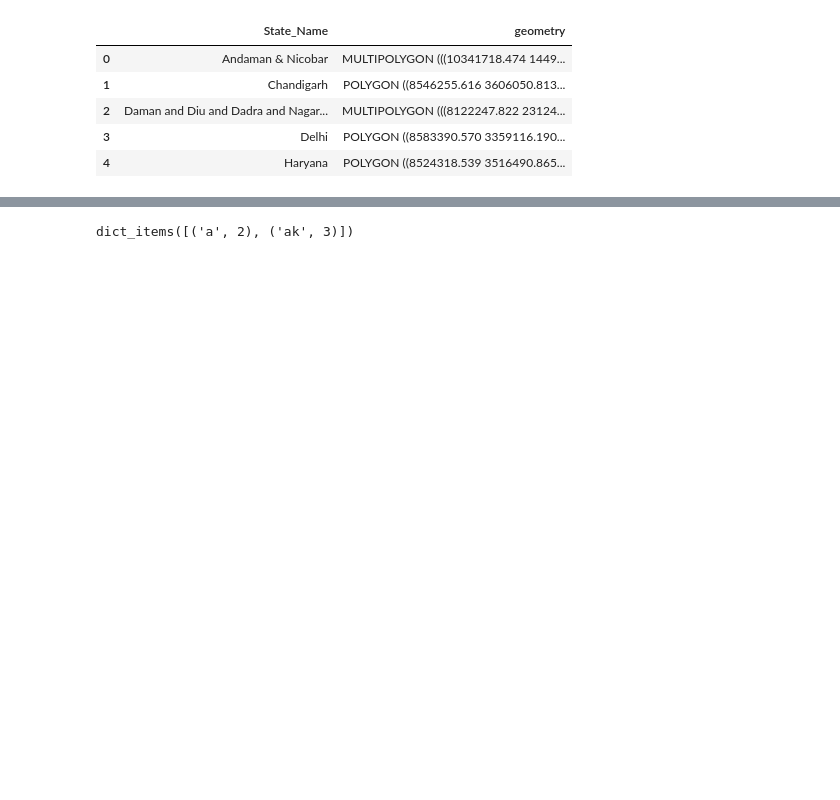
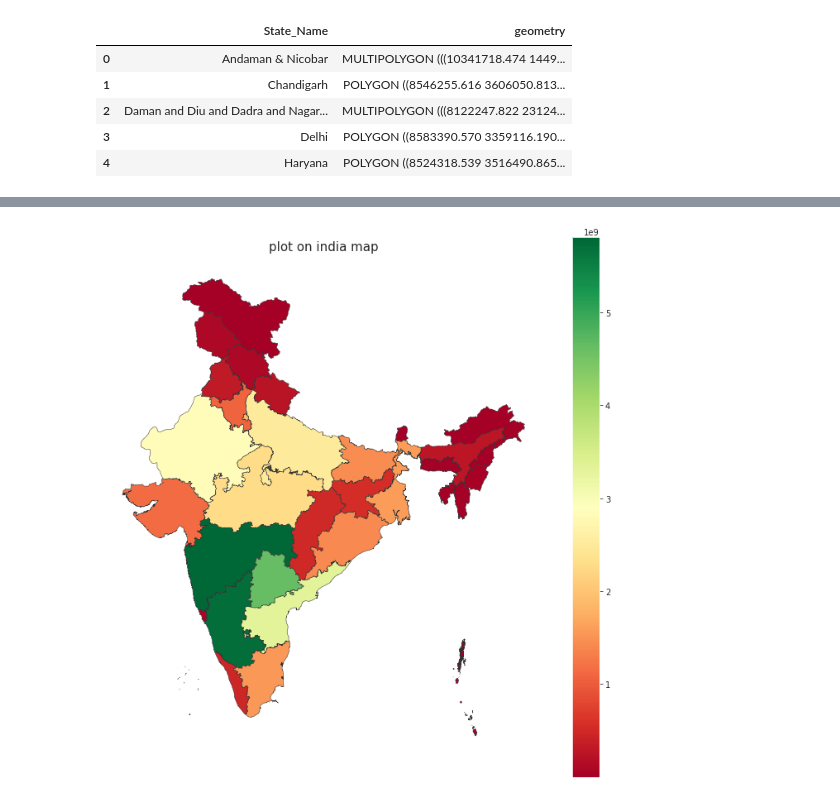
Before and after one commit to Akashkunwar/dscodes, a Jupyter notebook: Untitled9.ipynb, the cells around one changed output, grey strips where cells are left out. Drawn from its saved outputs; the diff is of its cells as text; code cells hidden in the pictures; blank space fills up the shorter version.

```diff
--- a/Untitled9.ipynb
+++ b/Untitled9.ipynb
@@ -395,5 +433,2 @@ final_transaction_top.head()
 # %%
 import plotly.graph_objects as go
-# %%
-fig=px.sunburst(final_transaction_top,path=["year","quarter","state"],values='amount')
-fig.show()
@@ -436,0 +454,23 @@ agg_us1
+# %%
+agg_us1 = agg_us.copy()
+agg_us1.state = agg_us1.state.replace({'andaman-&-nicobar-islands':'Andaman & Nicobar',
+                                     'andhra-pradesh':'Andhra Pradesh',
+                                     'arunachal-pradesh':'Arunachal Pradesh',
+                                     'assam':'Assam',
+                                     'bihar':'Bihar',
+                                     'chandigarh':'Chandigarh',
+                                     'chhattisgarh':'Chhattisgarh',
+                                     'dadra-&-nagar-haveli-&-daman-&-diu':'Dadra & Nagar Haveli & Daman & Diu',
+                                     'delhi':'Delhi',
+                                     'goa':'Goa',
+                                     'gujarat':'Gujarat',
+                                     'haryana':'Haryana',
+                                     'himachal-pradesh':'Himachal Pradesh',
+                                     'jammu-&-kashmir':'Jammu & Kashmir',
+                                     'jharkhand':'Jharkhand',
+                                     'karnataka':'Karnataka',
+                                     'kerala':'Kerala',
+                                     'ladakh':'Ladakh',
+                                     'lakshadweep':'Lakshadweep',
+                                     'madhya-pradesh':'Madhya Pradesh',
+                                     'maharashtra':'Maharashtra','manipur':'Manipur', 'meghalaya':'Meghalaya','mizoram':'Mizoram','nagaland':'Nagaland','odisha':'Odisha','puducherry':'Puducherry', 'punjab':'Punjab','rajasthan':'Rajasthan','sikkim':'Sikkim','tamil-nadu':'Tamil Nadu', 'telangana':'Telangana','tripura':'Tripura','uttar-pradesh':'Uttar Pradesh','uttarakhand':'Uttarakhand','west-bengal':'West Bengal'})
@@ -437,4 +515,4 @@ agg_us1
 # %%
-merged = shp_gdf1.join(agg_us1.set_index('state'))
+merged = shp_gdf1.set_index('State_Name').join(agg_us1.set_index('state'))
 merged.head()
 # %% [output]
@@ -444,4 +525,13 @@ dic = {'a':2,'ak':3}
-# %%
-dic.items()
-# %% [output]
-dict_items([('a', 2), ('ak', 3)])
+# %%
+def mrg(data,col):
+  merged = shp_gdf1.set_index('State_Name').join(data.set_index('state'))
+
+  fig, ax = plt.subplots(1, figsize=(12, 12))
+  ax.axis('off')
+  ax.set_title('plot on india map',
+              fontdict={'fontsize': '15', 'fontweight' : '3'})
+  fig = merged.plot(column=col, cmap='RdYlGn', linewidth=0.5, ax=ax, edgecolor='0.2',legend=True)
+# %%
+mrg(all_agg_tr,	"total_count")
+# %% [output]
+[figure, added]
```
Also changed, not shown: parts of 90 cells of this notebook.
